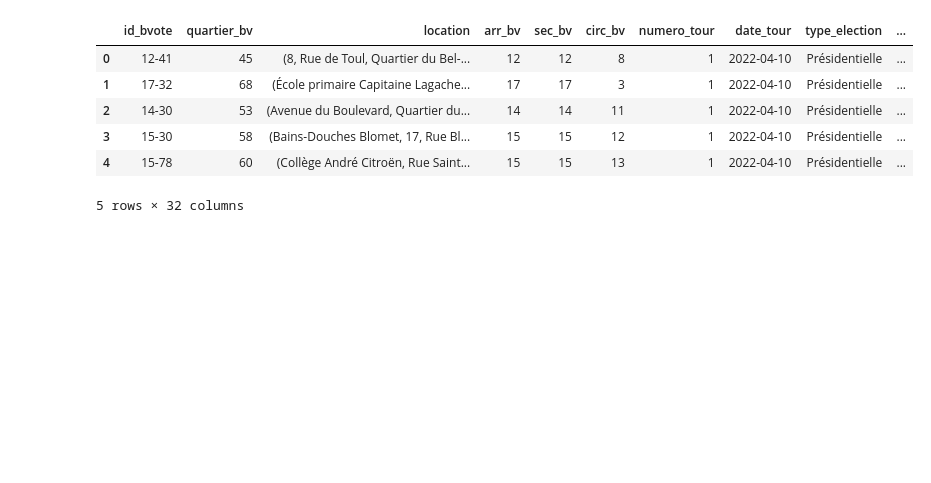
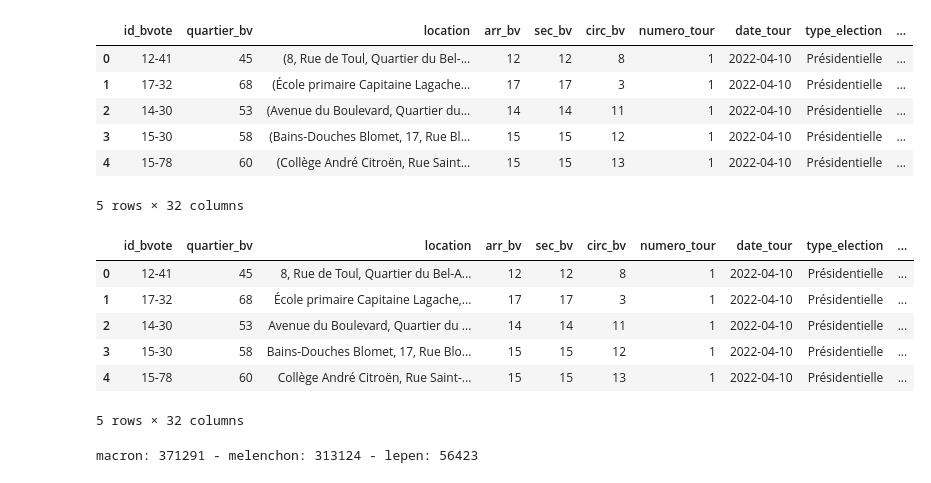
Before and after one commit to SimonDuperray/Presidentielles-2022, a Jupyter notebook: analyze.ipynb, the cells around one changed output. Saved outputs shown, nothing was run; the diff lists cells and outputs as text; code cells hidden in the pictures; blank space fills up the shorter version.

```diff
--- a/analyze.ipynb
+++ b/analyze.ipynb
@@ -212,0 +213,12 @@ ftd.to_csv("./data/tour-1/elections-presidentielles2022-1ertour-geoloc.csv", sep
+# %%
+ftdl = pd.read_csv("./data/tour-1/elections-presidentielles2022-1ertour-geoloc.csv", sep=';')
+ftdl.drop([ftdl.columns[0]], axis=1, inplace=True)
+ftdl.head()
+# %% [output]
+|  | id_bvote | quartier_bv | location | arr_bv | sec_bv | circ_bv | numero_tour | date_tour | type_election | ... |
+| 0 | 12-41 | 45 | 8, Rue de Toul, Quartier du Bel-A... | 12 | 12 | 8 | 1 | 2022-04-10 | Présidentielle | ... |
+| 1 | 17-32 | 68 | École primaire Capitaine Lagache,... | 17 | 17 | 3 | 1 | 2022-04-10 | Présidentielle | ... |
+| 2 | 14-30 | 53 | Avenue du Boulevard, Quartier du ... | 14 | 14 | 11 | 1 | 2022-04-10 | Présidentielle | ... |
+| 3 | 15-30 | 58 | Bains-Douches Blomet, 17, Rue Blo... | 15 | 15 | 12 | 1 | 2022-04-10 | Présidentielle | ... |
+| 4 | 15-78 | 60 | Collège André Citroën, Rue Saint-... | 15 | 15 | 13 | 1 | 2022-04-10 | Présidentielle | ... |
+5 rows × 32 columns
@@ -212,0 +262,49 @@ ftd.to_csv("./data/tour-1/elections-presidentielles2022-1ertour-geoloc.csv", sep
+# %%
+votes = {
+   'arthaud_nathalie': 0,
+   'roussel_fabien': 0,
+   'macron_emmanuel': 0,
+   'lassalle_jean': 0,
+   'le_pen_marine': 0,
+   'zemmour_eric': 0,
+   'melenchon_jean_luc': 0,
+   'hidalgo_anne': 0,
+   'jadot_yannick': 0,
+   'pecresse_valerie': 0,
+   'poutou_philippe': 0,
+   'dupont_aignan_nicolas': 0
+}
+
+macron, melenchon, lepen = 0, 0, 0
+
+recurrences = votes.copy()
+
+for index, row in ftdl.iterrows():
+   votes['arthaud_nathalie'] = int(row['arthaud_nathalie'])
+   votes['roussel_fabien'] = int(row['roussel_fabien'])
+   votes['macron_emmanuel'] = int(row['macron_emmanuel'])
+   votes['lassalle_jean'] = int(row['lassalle_jean'])
+   votes['le_pen_marine'] = int(row['le_pen_marine'])
+   votes['zemmour_eric'] = int(row['zemmour_eric'])
+   votes['melenchon_jean_luc'] = int(row['melenchon_jean_luc'])
+   votes['hidalgo_anne'] = int(row['hidalgo_anne'])
+   votes['jadot_yannick'] = int(row['jadot_yannick'])
+   votes['pecresse_valerie'] = int(row['pecresse_valerie'])
+   votes['poutou_philippe'] = int(row['poutou_philippe'])
+   votes['dupont_aignan_nicolas'] = int(row['dupont_aignan_nicolas'])
+
+   max_ = max(votes, key=votes.get)
+
+   for k in list(recurrences.keys()):
+      if k == max_:
+         recurrences[k] += 1
+
+   # print(f"macron: {int(row['macron_emmanuel'])}-melenc: {int(row['melenchon_jean_luc'])}-lepen : {int(row['le_pen_marine'])}")
+
+   macron+=int(row['macron_emmanuel'])
+   melenchon+=int(row['melenchon_jean_luc'])
+   lepen+=int(row['le_pen_marine'])
+
+print(f"macron: {macron} - melenchon: {melenchon} - lepen: {lepen}")
+# %% [output]
+macron: 371291 - melenchon: 313124 - lepen: 56423
```
Also changed, not shown: parts of 3 cells of this notebook.
